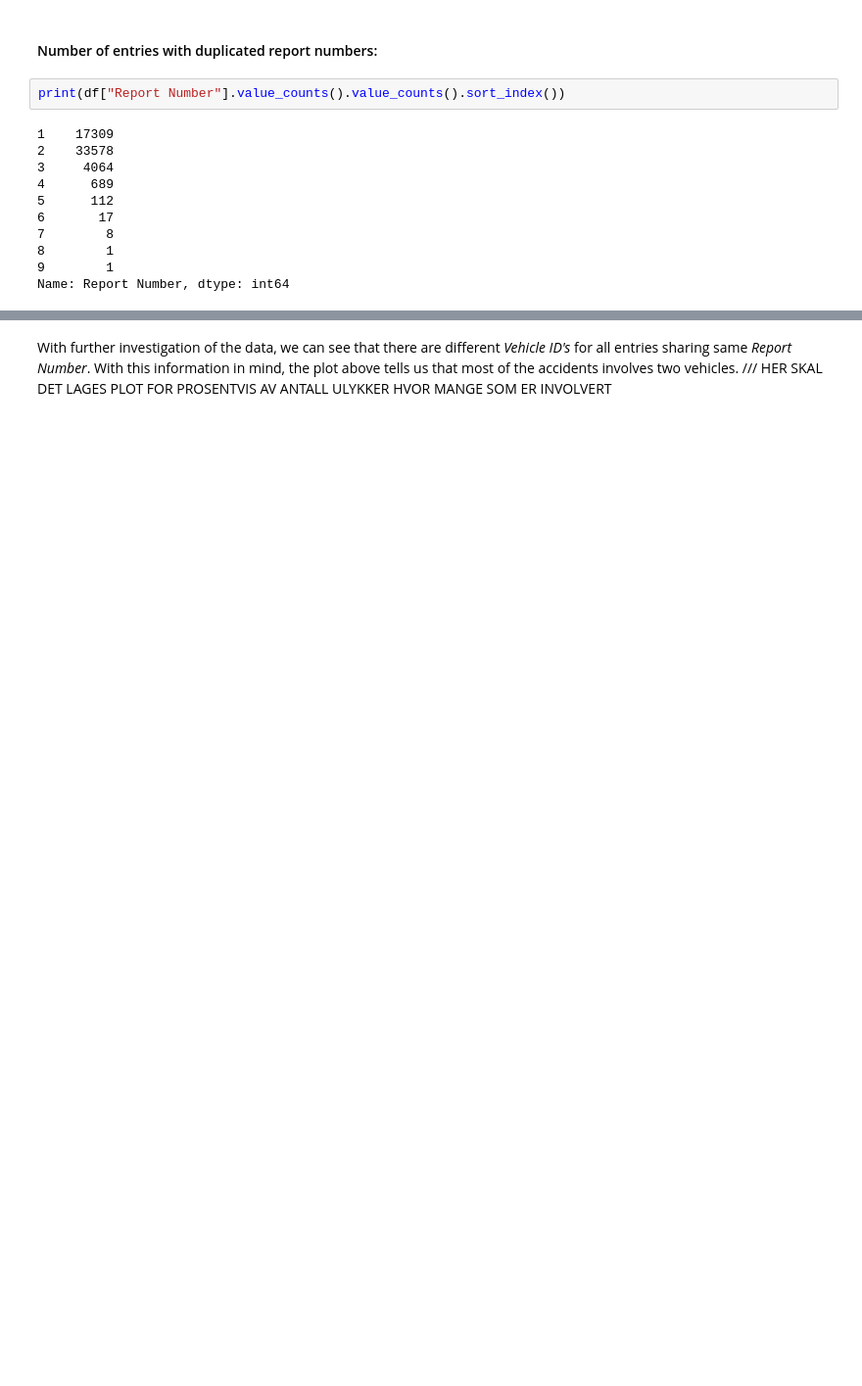
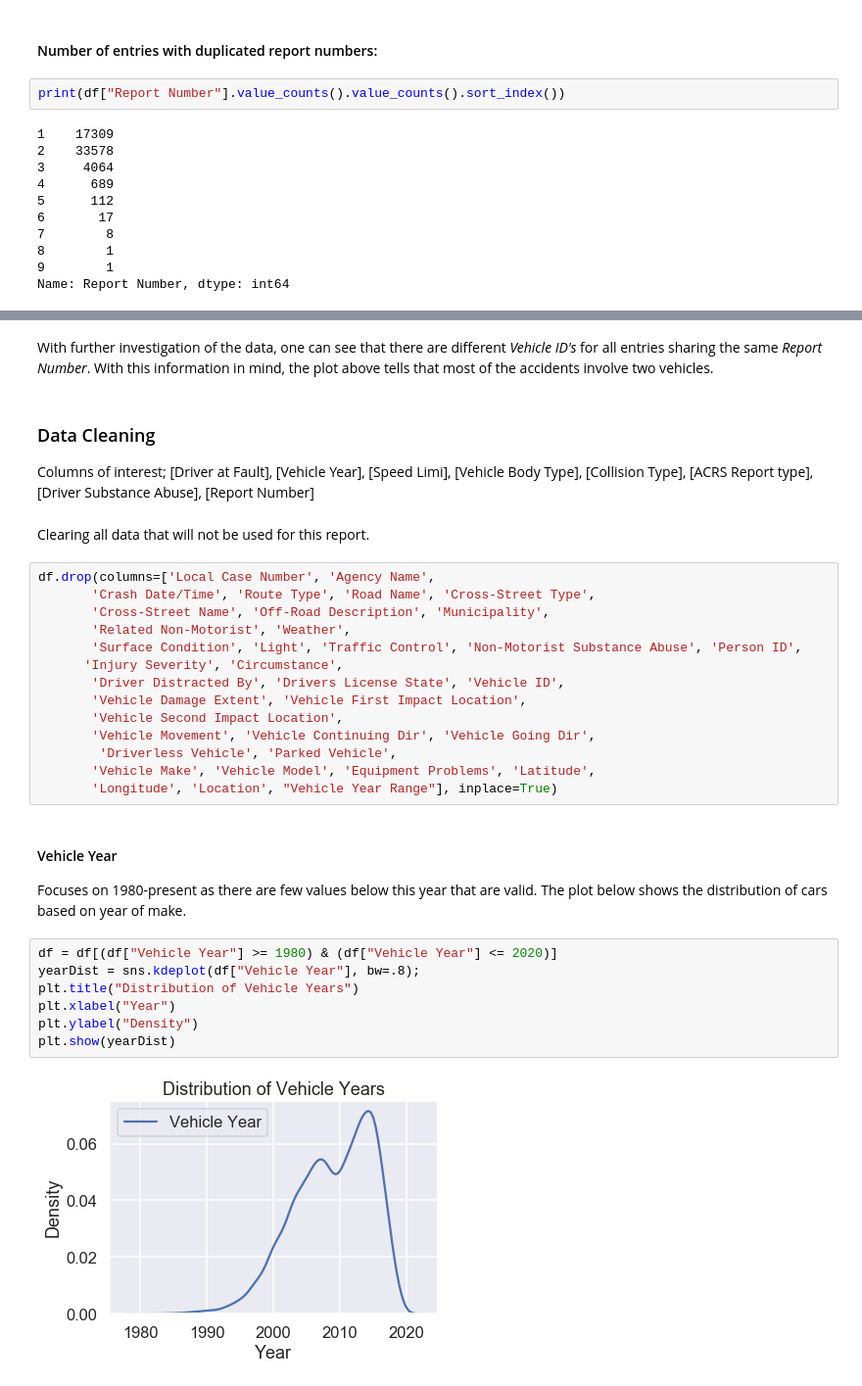
Before and after one commit to Certinax/cst383-data-science, a Jupyter notebook: Project1/Project1 - Crash Data Montgomery County, MD.ipynb, the cells around one changed output, grey strips where cells are left out. Shown at 98% size. Drawn from its saved outputs; the diff is of its cells as text; blank space fills up the shorter version.

```diff
--- a/Project1/Project1 - Crash Data Montgomery County, MD.ipynb
+++ b/Project1/Project1 - Crash Data Montgomery County, MD.ipynb
@@ -196,2 +153,35 @@ plt.show(reportplot)
 # %% [markdown]
-With further investigation of the data, we can see that there are different *Vehicle ID's* for all entries sharing same *Report Number*. With this information in mind, the plot above tells us that most of the accidents involves two vehicles. /// HER SKAL DET LAGES PLOT FOR PROSENTVIS AV ANTALL ULYKKER HVOR MANGE SOM ER INVOLVERT
+With further investigation of the data, one can see that there are different *Vehicle ID's* for all entries sharing the same *Report Number*. With this information in mind, the plot above tells that most of the accidents involve two vehicles.
+# %% [markdown]
+### Data Cleaning
+
+Columns of interest; [Driver at Fault], [Vehicle Year], [Speed Limi], [Vehicle Body Type], [Collision Type], [ACRS Report type], [Driver Substance Abuse], [Report Number]
+# %% [markdown]
+Clearing all data that will not be used for this report.
+# %%
+df.drop(columns=['Local Case Number', 'Agency Name',
+       'Crash Date/Time', 'Route Type', 'Road Name', 'Cross-Street Type',
+       'Cross-Street Name', 'Off-Road Description', 'Municipality',
+       'Related Non-Motorist', 'Weather',
+       'Surface Condition', 'Light', 'Traffic Control', 'Non-Motorist Substance Abuse', 'Person ID',
+      'Injury Severity', 'Circumstance',
+       'Driver Distracted By', 'Drivers License State', 'Vehicle ID',
+       'Vehicle Damage Extent', 'Vehicle First Impact Location',
+       'Vehicle Second Impact Location',
+       'Vehicle Movement', 'Vehicle Continuing Dir', 'Vehicle Going Dir',
+        'Driverless Vehicle', 'Parked Vehicle',
+       'Vehicle Make', 'Vehicle Model', 'Equipment Problems', 'Latitude',
+       'Longitude', 'Location', "Vehicle Year Range"], inplace=True)
+# %% [markdown]
+#### Vehicle Year
+
+Focuses on 1980-present as there are few values below this year that are valid. The plot below shows the distribution of cars based on year of make.
+# %%
+df = df[(df["Vehicle Year"] >= 1980) & (df["Vehicle Year"] <= 2020)]
+yearDist = sns.kdeplot(df["Vehicle Year"], bw=.8);
+plt.title("Distribution of Vehicle Years")
+plt.xlabel("Year")
+plt.ylabel("Density")
+plt.show(yearDist)
+# %% [output]
+[figure, added]
```
Also changed, not shown: parts of 54 cells of this notebook, 12 other files.
